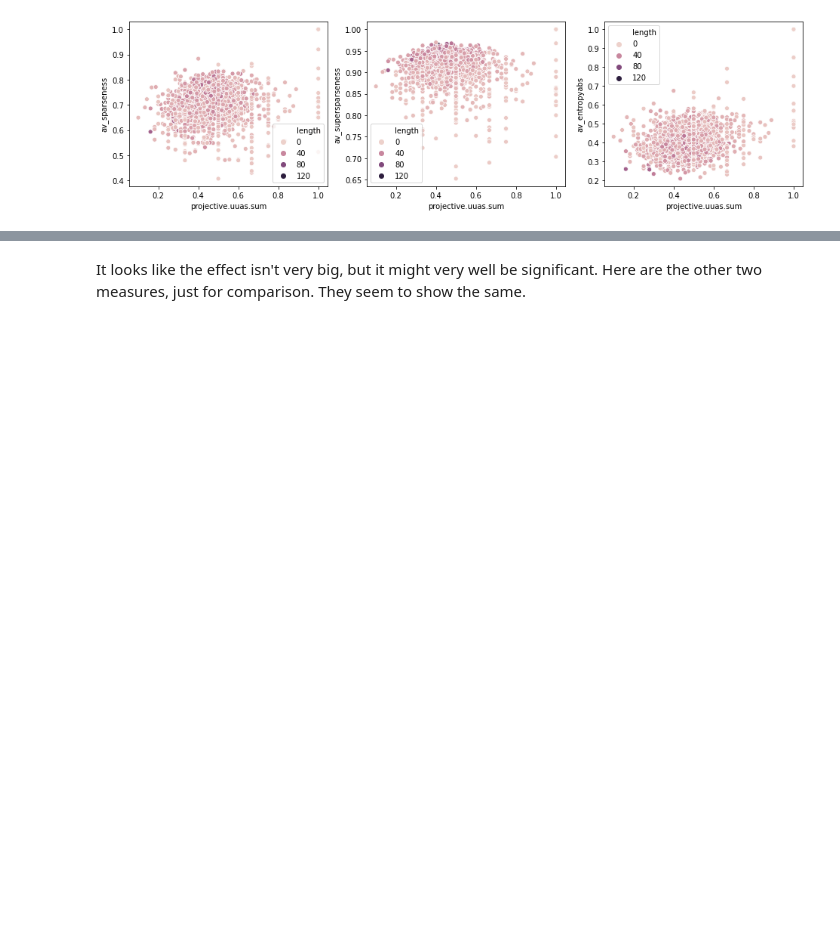
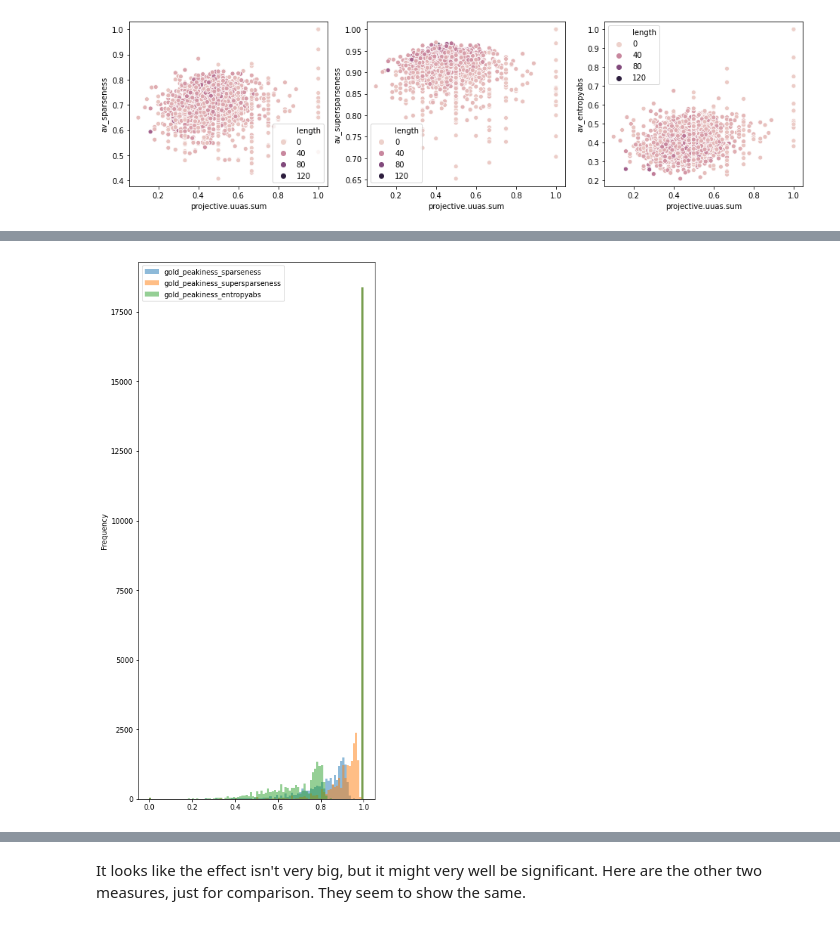
Before and after one commit to postylem/pmi-dependencies, a Jupyter notebook: peakiness.ipynb, the cells around one changed output, grey strips where cells are left out. Cells and saved outputs as stored; diff of their text form; code cells hidden in the pictures; blank space fills up the shorter version.

```diff
--- a/peakiness.ipynb
+++ b/peakiness.ipynb
@@ -424,0 +489,8 @@ peakiness_scores = pd.DataFrame(
+# %%
+f = peakiness_scores[[
+    'gold_peakiness_sparseness',
+    'gold_peakiness_supersparseness',
+    'gold_peakiness_entropyabs']].plot.hist(alpha=0.5,bins=100,figsize=(6,14))
+plt.show()
+# %% [output]
+[figure, added]
```
Also changed, not shown: parts of 58 cells of this notebook.
